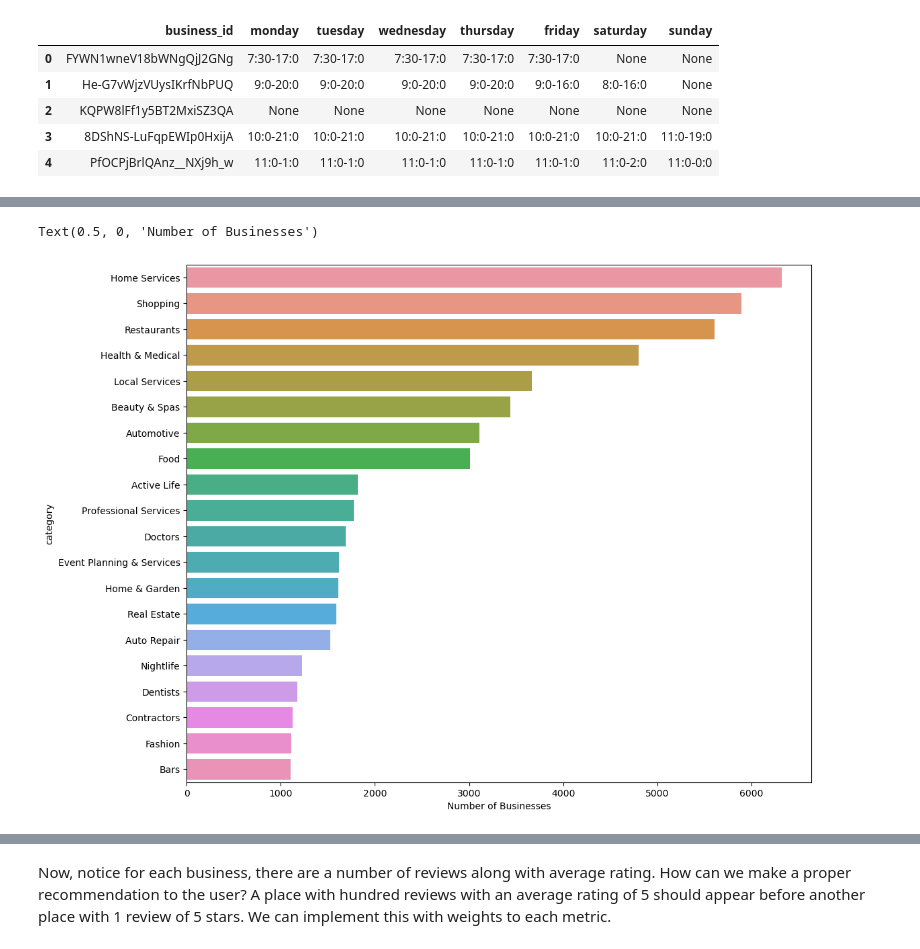
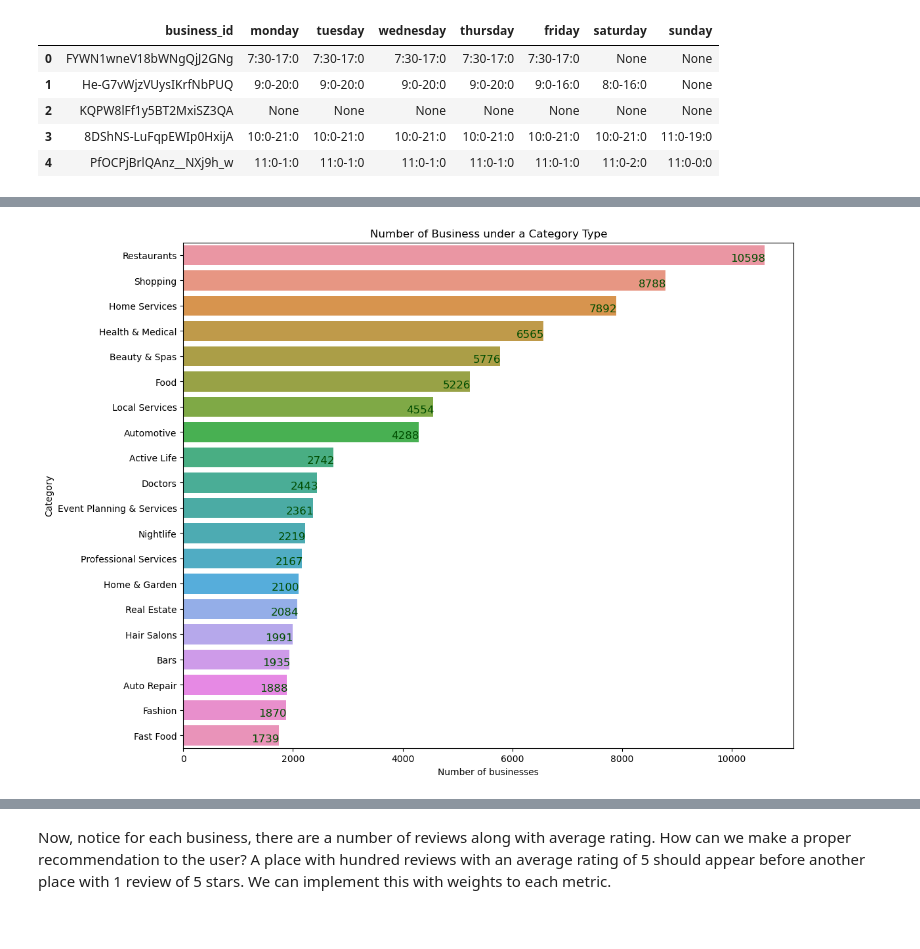
Before and after one commit to haominmai/Travel_Recommendation_System, a Jupyter notebook: Project_notebook.ipynb, the cells around one changed output, grey strips where cells are left out. Cells and saved outputs as stored; diff of their text form; code cells hidden in the pictures.

```diff
--- a/Project_notebook.ipynb
+++ b/Project_notebook.ipynb
@@ -60,0 +53,4 @@ az.head()
+# %%
+business = df.merge(hour, on = 'business_id', how = 'right')
+business.drop(df.columns[[2]], axis = 1, inplace = True)
+business.head()
@@ -60,0 +80,3 @@ az.head()
+# %%
+az = business[business['state'] == "AZ"]
+az.head()
@@ -61,6 +94,6 @@ az.head()
 # %%
-categories_str=';'.join(az['categories'].dropna())
-categories_series = pd.DataFrame(categories_str.split(';'),columns=['category']).value_counts()
-categories_df = categories_series.reset_index()
-categories_df.columns = ['category','count']
-display(categories_df)
+business_cats=';'.join(az['categories'].dropna())
+cats=pd.DataFrame(business_cats.split(';'),columns=['category'])
+cats_ser = cats.category.value_counts()
+cats_df = pd.DataFrame(cats_ser)
+cats_df.reset_index(inplace=True)
@@ -81,13 +100,25 @@ display(categories_df)
 # %%
 import matplotlib.pyplot as plt
 import seaborn as sns
 
 plt.figure(figsize=(12,10))
-ax = sns.barplot(y = 'category', x = 'count', data = categories_df.iloc[0:20])
-ax.set_xlabel('Number of Businesses')
+ax = sns.barplot( y= 'index',x = 'category' , data = cats_df.iloc[0:20])
+ax.set_ylabel('Category')
+ax.set_xlabel('Number of businesses')
+ax.set_title('Number of Business under a Category Type')
+
+for p in ax.patches:
+    ax.annotate(int(p.get_width()),
+                ((p.get_x() + p.get_width()),
+                 p.get_y()),
+                 xytext=(1, -18),
+                fontsize=12,
+                color='#004d00',
+                textcoords='offset points',
+                horizontalalignment='right')
+plt.show()
 # %% [output]
-Text(0.5, 0, 'Number of Businesses')
-[figure, old version]
+[figure, new version]
 # %%
 category = 'Bars'
 contain_values = az[az['categories'].str.contains(category)].reset_index()
```
Also changed, not shown: parts of 26 cells of this notebook, 1 other file.
